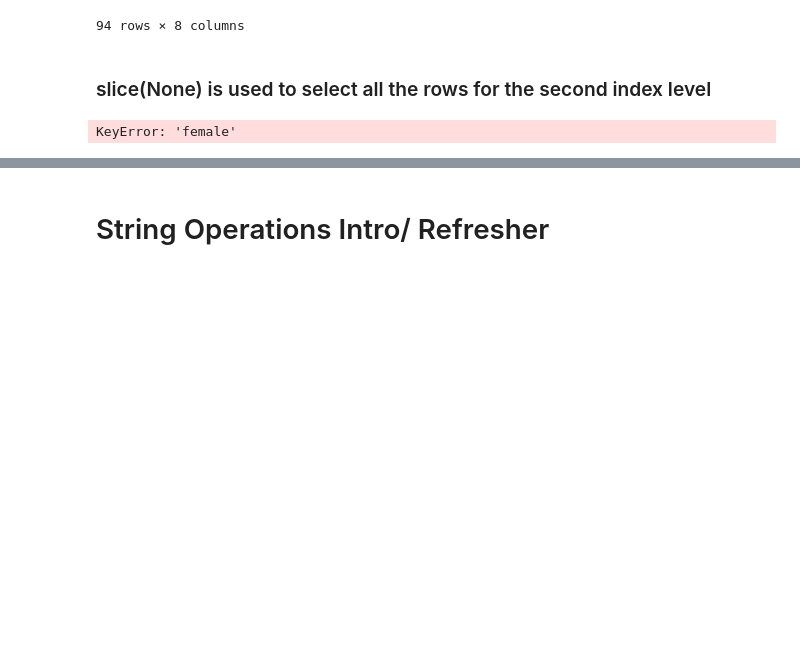
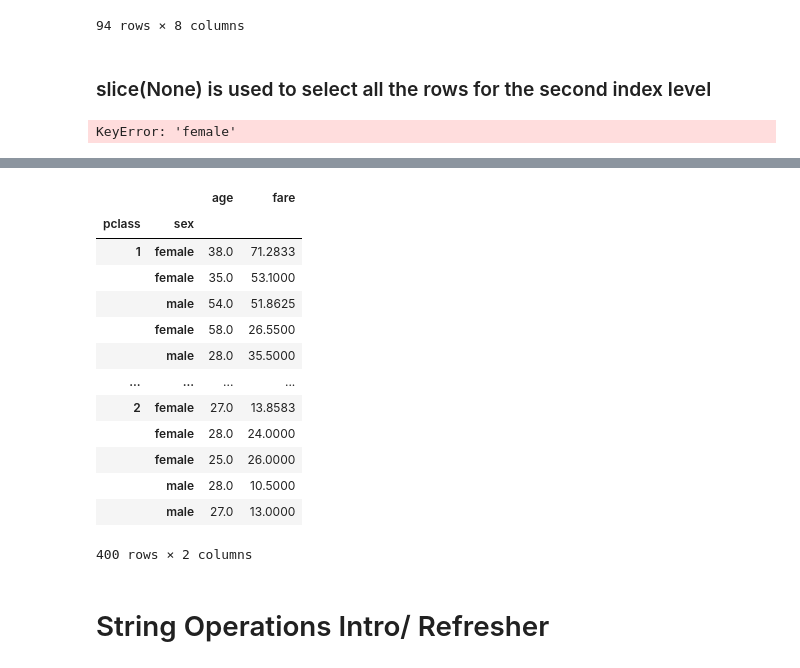
Before and after one commit to Bahna-Darius/AI-Machine, a Jupyter notebook: Data Science/DataFrame Basics 3.ipynb, the cells around one changed output, grey strips where cells are left out. Saved outputs shown, nothing was run; the diff lists cells and outputs as text; code cells hidden in the pictures; blank space fills up the shorter version.

```diff
--- a/Data Science/DataFrame Basics 3.ipynb
+++ b/Data Science/DataFrame Basics 3.ipynb
@@ -267,3 +279,20 @@ KeyError: 'female'
+# %%
+titanic_v1.loc[[1,2], ['age', 'fare']]
+# %% [output]
+|  |  | age | fare |
+| pclass | sex |  |  |
+| 1 | female | 38.0 | 71.2833 |
+|  | female | 35.0 | 53.1000 |
+|  | male | 54.0 | 51.8625 |
+|  | female | 58.0 | 26.5500 |
+|  | male | 28.0 | 35.5000 |
+| ... | ... | ... | ... |
+| 2 | female | 27.0 | 13.8583 |
+|  | female | 28.0 | 24.0000 |
+|  | female | 25.0 | 26.0000 |
+|  | male | 28.0 | 10.5000 |
+|  | male | 27.0 | 13.0000 |
+400 rows × 2 columns
 # %% [markdown]
 # String Operations Intro/ Refresher
 # %%
```
Also changed, not shown: parts of 4 cells of this notebook.
